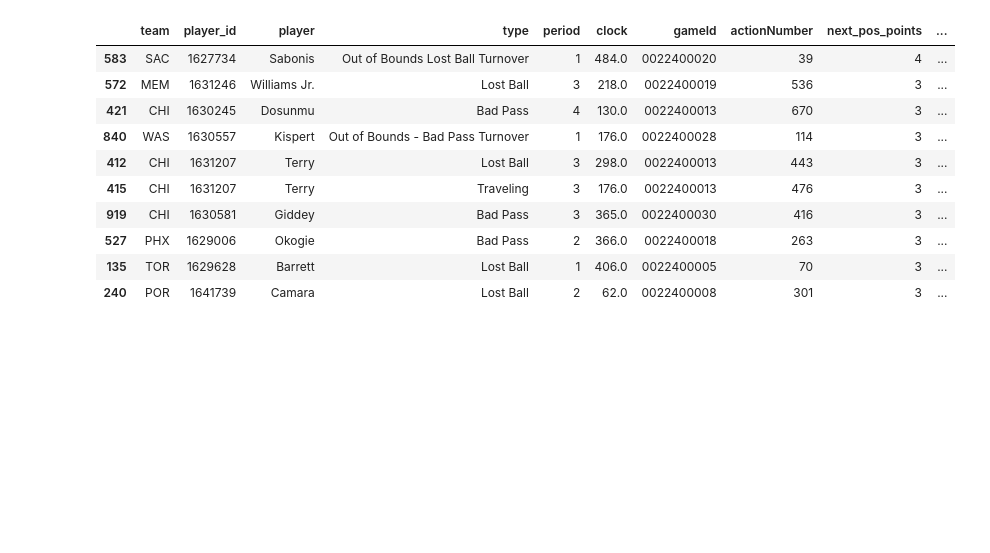
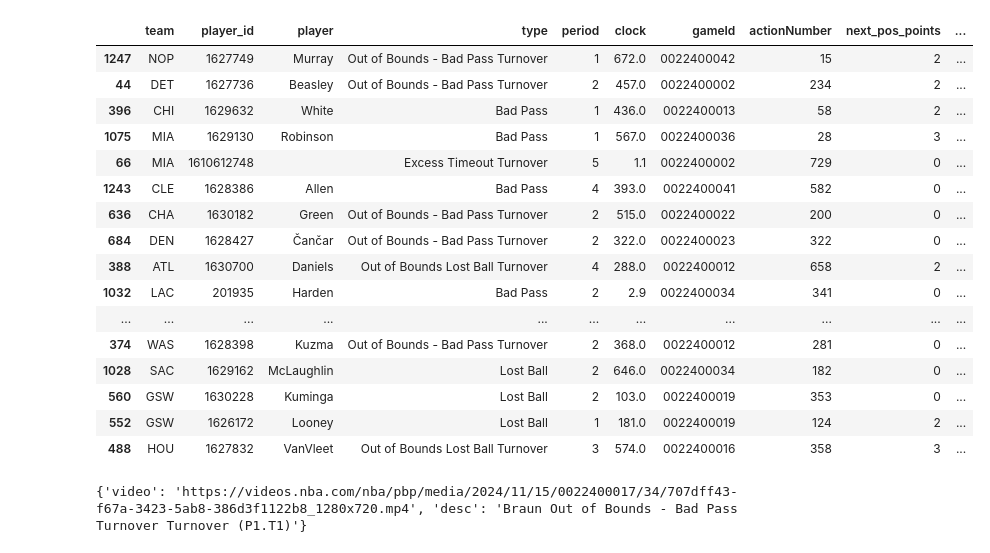
Before and after one commit to beckettsanderson/Turnover-Impact, a Jupyter notebook: get_play_data.ipynb, the cells around one changed output. Cells and saved outputs as stored; diff of their text form; code cells hidden in the pictures; blank space fills up the shorter version.

Commit message:
fixed shot clock stuff

```diff
--- a/get_play_data.ipynb
+++ b/get_play_data.ipynb
@@ -22,8 +22,8 @@ import requests
 tov_cols = ['team', 'player_id', 'player', 'type', 'period', 'clock', 'gameId', 'actionNumber', 'next_pos_points', 'shot_clock', 'opp_team']
 
 # Load or initialize data
-tov_save_path = 'tov_data.csv'
-failed_save_path = 'failed_games.csv'
+tov_save_path = 'tov_data_fixed.csv'
+failed_save_path = 'failed_games_fixed.csv'
 
 if os.path.exists(tov_save_path):
     tov_df = pd.read_csv(tov_save_path)
@@ -45,6 +45,8 @@ for row in tqdm(season_games.itertuples(index=False)):
 
     if int(game) in processed_games:
         continue  # Skip already processed games
+
+    time.sleep(1)
 
     max_retries = 3
     retries = 0
@@ -70,8 +72,9 @@ for row in tqdm(season_games.itertuples(index=False)):
         print(f"Failed to fetch data for game {game} after {max_retries} retries.")
         failed_games.append(game)
         pd.DataFrame({'gameId': failed_games}).to_csv(failed_save_path, index=False)
-        fails += 1
+        # fails += 1
+        time.sleep(200)
 
-    if fails >= 3:
-        time.sleep(200)
+    # if fails >= 3:
+    #     time.sleep(200)
 # %% [output]
@@ -121,14 +117,24 @@ print(processed_games)
 # %%
-tov_df.sort_values('next_pos_points', ascending=False).head(10)
+tov_df.sort_values('shot_clock', ascending=False).head(40)
 # %% [output]
 |  | team | player_id | player | type | period | clock | gameId | actionNumber | next_pos_points | ... |
-| 583 | SAC | 1627734 | Sabonis | Out of Bounds Lost Ball Turnover | 1 | 484.0 | 0022400020 | 39 | 4 | ... |
-| 572 | MEM | 1631246 | Williams Jr. | Lost Ball | 3 | 218.0 | 0022400019 | 536 | 3 | ... |
-| 421 | CHI | 1630245 | Dosunmu | Bad Pass | 4 | 130.0 | 0022400013 | 670 | 3 | ... |
-| 840 | WAS | 1630557 | Kispert | Out of Bounds - Bad Pass Turnover | 1 | 176.0 | 0022400028 | 114 | 3 | ... |
-| 412 | CHI | 1631207 | Terry | Lost Ball | 3 | 298.0 | 0022400013 | 443 | 3 | ... |
-| 415 | CHI | 1631207 | Terry | Traveling | 3 | 176.0 | 0022400013 | 476 | 3 | ... |
-| 919 | CHI | 1630581 | Giddey | Bad Pass | 3 | 365.0 | 0022400030 | 416 | 3 | ... |
-| 527 | PHX | 1629006 | Okogie | Bad Pass | 2 | 366.0 | 0022400018 | 263 | 3 | ... |
-| 135 | TOR | 1629628 | Barrett | Lost Ball | 1 | 406.0 | 0022400005 | 70 | 3 | ... |
-| 240 | POR | 1641739 | Camara | Lost Ball | 2 | 62.0 | 0022400008 | 301 | 3 | ... |
+| 1247 | NOP | 1627749 | Murray | Out of Bounds - Bad Pass Turnover | 1 | 672.0 | 0022400042 | 15 | 2 | ... |
+| 44 | DET | 1627736 | Beasley | Out of Bounds - Bad Pass Turnover | 2 | 457.0 | 0022400002 | 234 | 2 | ... |
+| 396 | CHI | 1629632 | White | Bad Pass | 1 | 436.0 | 0022400013 | 58 | 2 | ... |
+| 1075 | MIA | 1629130 | Robinson | Bad Pass | 1 | 567.0 | 0022400036 | 28 | 3 | ... |
+| 66 | MIA | 1610612748 |  | Excess Timeout Turnover | 5 | 1.1 | 0022400002 | 729 | 0 | ... |
+| 1243 | CLE | 1628386 | Allen | Bad Pass | 4 | 393.0 | 0022400041 | 582 | 0 | ... |
+| 636 | CHA | 1630182 | Green | Out of Bounds - Bad Pass Turnover | 2 | 515.0 | 0022400022 | 200 | 0 | ... |
+| 684 | DEN | 1628427 | Čančar | Out of Bounds - Bad Pass Turnover | 2 | 322.0 | 0022400023 | 322 | 0 | ... |
+| 388 | ATL | 1630700 | Daniels | Out of Bounds Lost Ball Turnover | 4 | 288.0 | 0022400012 | 658 | 2 | ... |
+| 1032 | LAC | 201935 | Harden | Bad Pass | 2 | 2.9 | 0022400034 | 341 | 0 | ... |
+| ... | ... | ... | ... | ... | ... | ... | ... | ... | ... | ... |
+| 374 | WAS | 1628398 | Kuzma | Out of Bounds - Bad Pass Turnover | 2 | 368.0 | 0022400012 | 281 | 0 | ... |
+| 1028 | SAC | 1629162 | McLaughlin | Lost Ball | 2 | 646.0 | 0022400034 | 182 | 0 | ... |
+| 560 | GSW | 1630228 | Kuminga | Lost Ball | 2 | 103.0 | 0022400019 | 353 | 0 | ... |
+| 552 | GSW | 1626172 | Looney | Lost Ball | 1 | 181.0 | 0022400019 | 124 | 2 | ... |
+| 488 | HOU | 1627832 | VanVleet | Out of Bounds Lost Ball Turnover | 3 | 574.0 | 0022400016 | 358 | 3 | ... |
+# %%
+get_play_video('0022400017', '34', download=False)
+# %% [output]
+{'video': 'https://videos.nba.com/nba/pbp/media/2024/11/15/0022400017/34/707dff43-f67a-3423-5ab8-386d3f1122b8_1280x720.mp4', 'desc': 'Braun Out of Bounds - Bad Pass Turnover Turnover (P1.T1)'}
```
Also changed, not shown: parts of 7 cells of this notebook, 1 other file.
